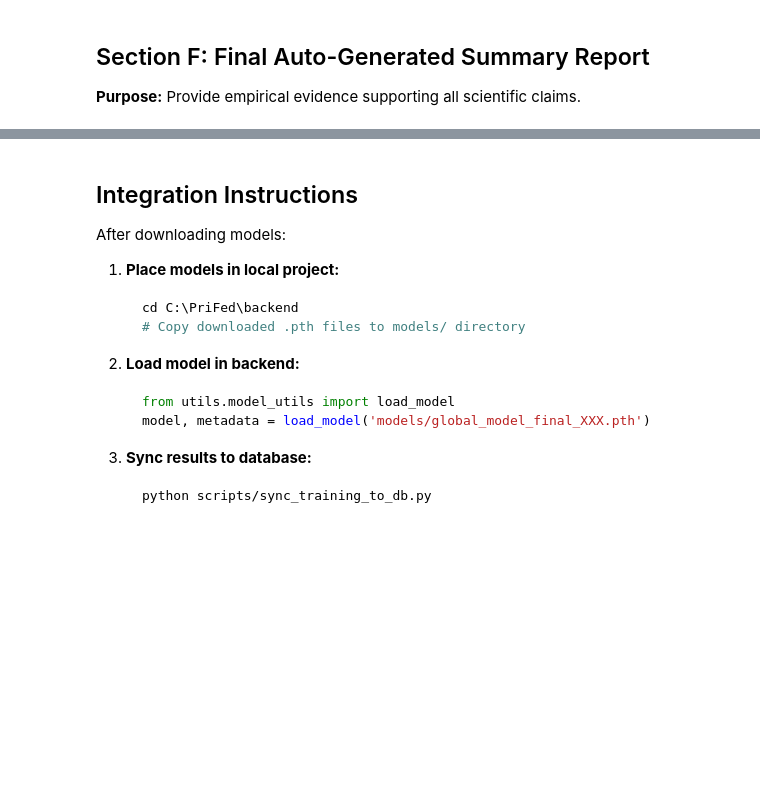
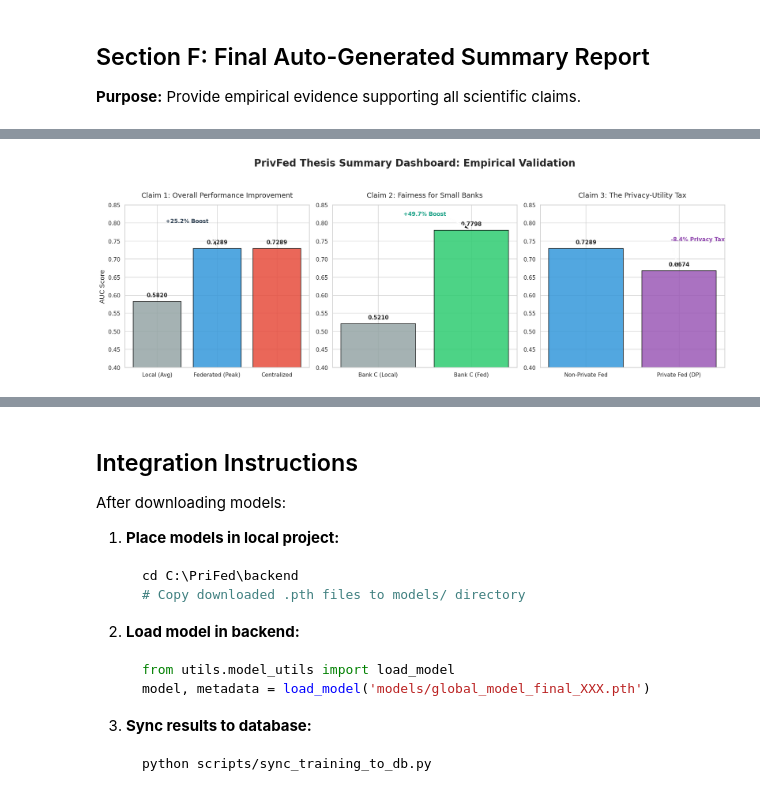
Before and after one commit to JohnOngeri/PriFed, a Jupyter notebook: backend/colab_training_notebook.ipynb, the cells around one changed output, grey strips where cells are left out. Cells and saved outputs as stored; diff of their text form; code cells hidden in the pictures; blank space fills up the shorter version.

```diff
--- a/backend/colab_training_notebook.ipynb
+++ b/backend/colab_training_notebook.ipynb
@@ -3073,11 +2934,3 @@ print("✅ Saved model + metrics")
-# %%
-import torch, json
-
-server.global_model.load_state_dict(torch.load(f"{SAVE_DIR}/global_model.pt"))
-with open(f"{SAVE_DIR}/round_metrics.json", "r") as f:
-    round_metrics = json.load(f)
-
-print("✅ Loaded model + metrics")
 # %% [markdown]
 ## Fairness & Ablation Summary (Per-Bank Variability)
 
@@ -3956,0 +3411,69 @@ Before presenting to judges, verify:
+# %%
+import matplotlib.pyplot as plt
+import numpy as np
+import seaborn as sns
+import os
+
+# Set professional thesis style
+sns.set_theme(style="whitegrid")
+plt.rcParams.update({'font.size': 12, 'axes.labelsize': 13, 'axes.titlesize': 14})
+
+# Data based on your final summary report
+perf_labels = ['Local (Avg)', 'Federated (Peak)', 'Centralized']
+perf_values = [0.5820, 0.7289, 0.7289]
+
+bank_c_labels = ['Bank C (Local)', 'Bank C (Fed)']
+bank_c_values = [0.5210, 0.7798]
+
+priv_labels = ['Non-Private Fed', 'Private Fed (DP)']
+priv_values = [0.7289, 0.6674]
+
+# Create Figure with 3 panels
+fig, axes = plt.subplots(1, 3, figsize=(18, 6))
+fig.suptitle('PrivFed Thesis Summary Dashboard: Empirical Validation',
+             fontsize=20, fontweight='bold', y=1.05)
+
+# 1. Performance Comparison (Claim 1)
+colors1 = ['#95a5a6', '#3498db', '#e74c3c']
+bars1 = axes[0].bar(perf_labels, perf_values, color=colors1, alpha=0.85, edgecolor='black', linewidth=1.2)
+axes[0].set_title('Claim 1: Overall Performance Improvement', pad=15)
+axes[0].set_ylabel('AUC Score')
+axes[0].set_ylim(0.4, 0.85)
+
+# 2. Fairness/Democratization (Bank C) (Claim 2)
+colors2 = ['#95a5a6', '#2ecc71']
+bars2 = axes[1].bar(bank_c_labels, bank_c_values, color=colors2, alpha=0.85, edgecolor='black', linewidth=1.2)
+axes[1].set_title('Claim 2: Fairness for Small Banks', pad=15)
+axes[1].set_ylim(0.4, 0.85)
+
+# 3. Privacy-Utility Tradeoff (Claim 3)
+colors3 = ['#3498db', '#9b59b6']
+bars3 = axes[2].bar(priv_labels, priv_values, color=colors3, alpha=0.85, edgecolor='black', linewidth=1.2)
+axes[2].set_title('Claim 3: The Privacy-Utility Tax', pad=15)
+axes[2].set_ylim(0.4, 0.85)
+
+# Add value labels on top of bars
+for ax, bars in zip(axes, [bars1, bars2, bars3]):
+    for bar in bars:
+        height = bar.get_height()
+        ax.text(bar.get_x() + bar.get_width()/2., height + 0.01,
+                f'{height:.4f}', ha='center', va='bottom', fontweight='bold', fontsize=11)
+
+# Add Improvement/Tax Callout Annotations
+axes[0].annotate('+25.2% Boost', xy=(1, 0.73), xytext=(0.5, 0.80),
+                 arrowprops=dict(facecolor='black', shrink=0.05, width=1, headwidth=5),
+                 ha='center', fontsize=11, fontweight='bold', color='#2c3e50')
+
+axes[1].annotate('+49.7% Boost', xy=(1, 0.78), xytext=(0.5, 0.82),
+                 arrowprops=dict(facecolor='black', shrink=0.05, width=1, headwidth=5),
+                 ha='center', fontsize=11, fontweight='bold', color='#16a085')
+
+axes[2].annotate('-8.4% Privacy Tax', xy=(1, 0.67), xytext=(1.2, 0.75),
+                 arrowprops=dict(facecolor='black', shrink=0.05, width=1, headwidth=5),
+                 ha='center', fontsize=11, fontweight='bold', color='#8e44ad')
+
+plt.tight_layout()
+plt.savefig('thesis_summary_dashboard.png', dpi=300, bbox_inches='tight')
+plt.show()
+# %% [output]
+[figure, added]
```
Also changed, not shown: parts of 34 cells of this notebook.
